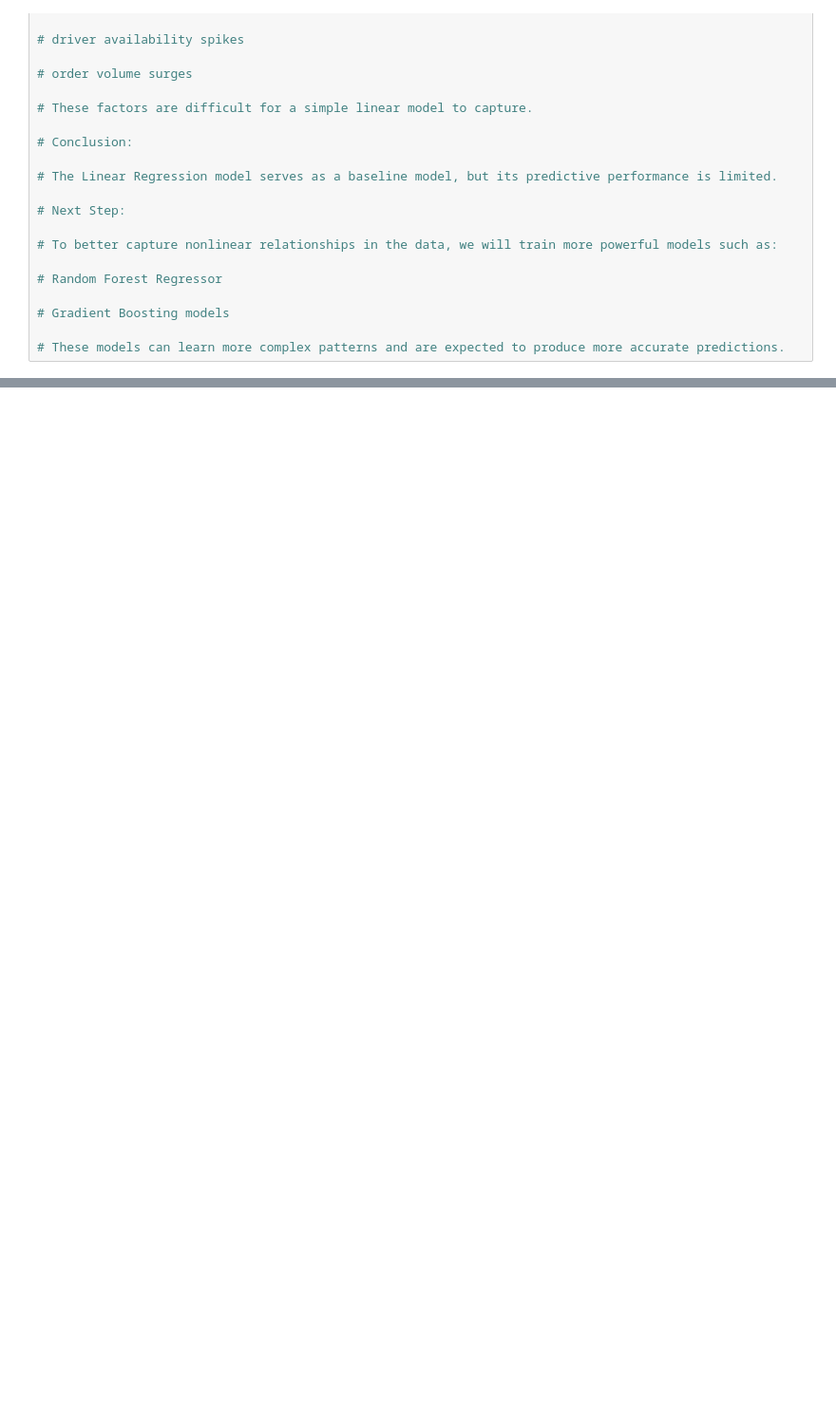
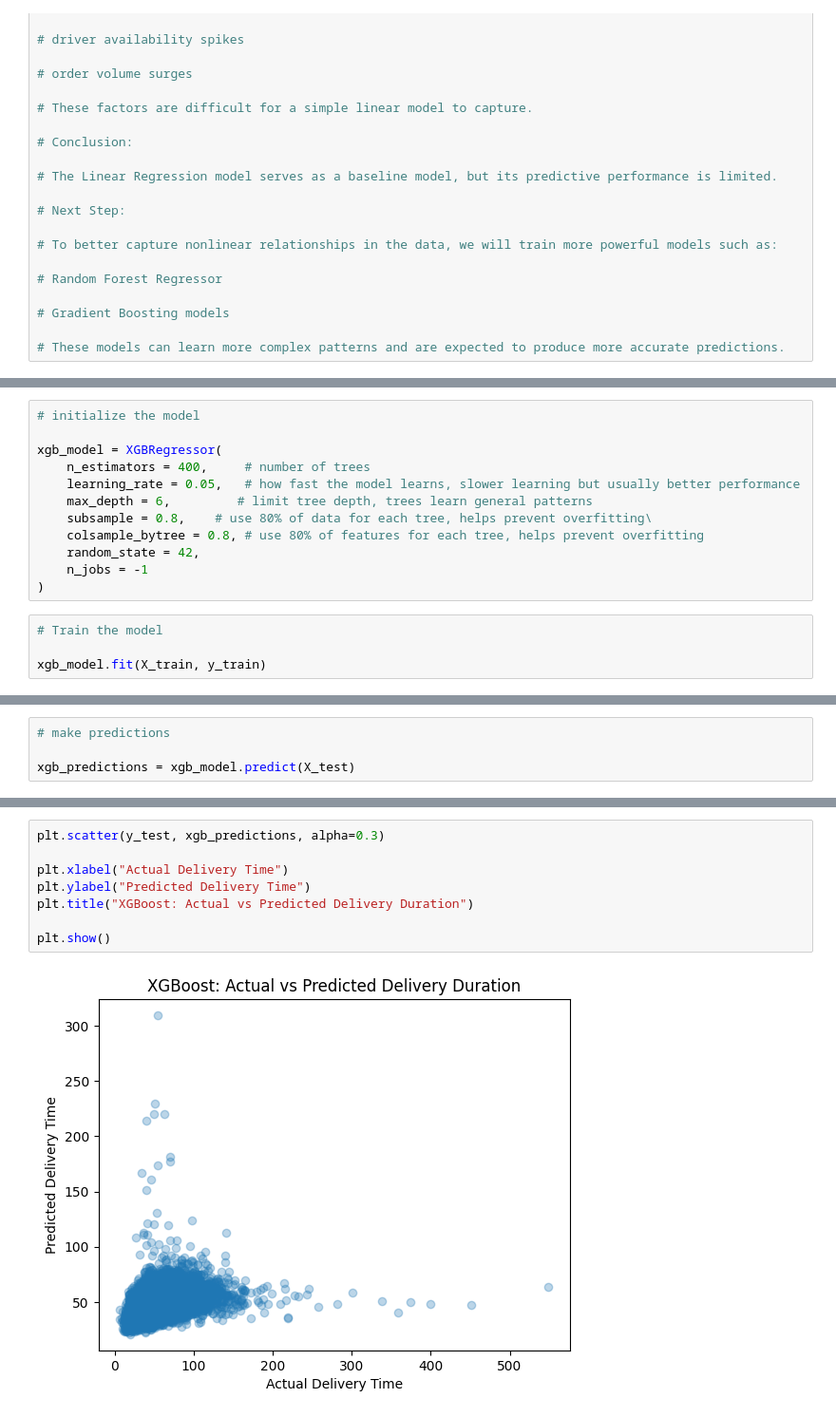
Before and after one commit to sayonyyy/doordash-delivery-duration-prediction, a Jupyter notebook: deliver_duration_prediction.ipynb, the cells around one changed output, grey strips where cells are left out. Shown at 95% size. Cells and saved outputs as stored; diff of their text form; blank space fills up the shorter version.

```diff
--- a/deliver_duration_prediction.ipynb
+++ b/deliver_duration_prediction.ipynb
@@ -440,0 +494,16 @@ plt.show()
+# %%
+# initialize the model
+
+xgb_model = XGBRegressor(
+    n_estimators = 400,     # number of trees
+    learning_rate = 0.05,   # how fast the model learns, slower learning but usually better performance
+    max_depth = 6,         # limit tree depth, trees learn general patterns
+    subsample = 0.8,    # use 80% of data for each tree, helps prevent overfitting\
+    colsample_bytree = 0.8, # use 80% of features for each tree, helps prevent overfitting
+    random_state = 42,
+    n_jobs = -1
+)
+# %%
+# Train the model
+
+xgb_model.fit(X_train, y_train)
@@ -440,0 +530,4 @@ plt.show()
+# %%
+# make predictions
+
+xgb_predictions = xgb_model.predict(X_test)
@@ -440,0 +545,10 @@ plt.show()
+# %%
+plt.scatter(y_test, xgb_predictions, alpha=0.3)
+
+plt.xlabel("Actual Delivery Time")
+plt.ylabel("Predicted Delivery Time")
+plt.title("XGBoost: Actual vs Predicted Delivery Duration")
+
+plt.show()
+# %% [output]
+[figure, added]
```
Also changed, not shown: parts of 10 cells of this notebook.
